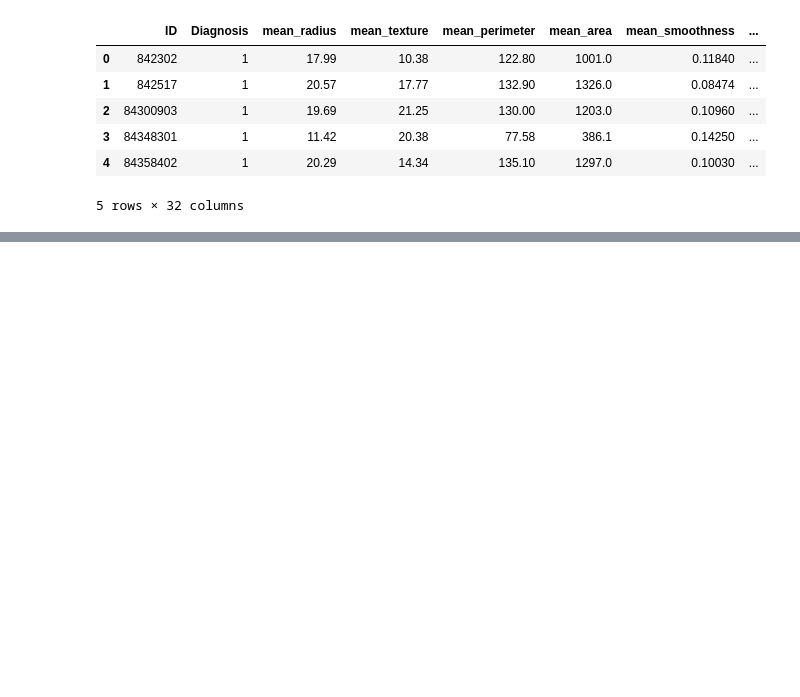
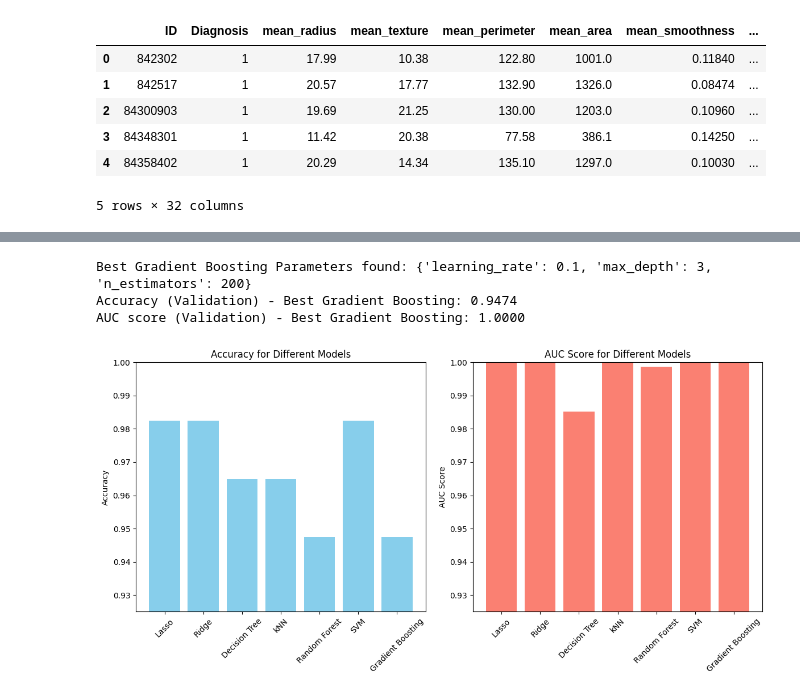
Before and after one commit to jbrottier/stat451project, a Jupyter notebook: Sample.ipynb, the cells around one changed output, grey strips where cells are left out. Saved outputs shown, nothing was run; the diff lists cells and outputs as text; code cells hidden in the pictures; blank space fills up the shorter version.

```diff
--- a/Sample.ipynb
+++ b/Sample.ipynb
@@ -124,11 +114,0 @@ AUC score (validation) - kNN: 0.9621212121212122
-# %%
-# Train the Random Forest model
-rf_model = RandomForestClassifier(n_estimators=100, random_state=42)
-rf_model.fit(X_train_scaled, y_train)
-
-# Predict probabilities for validation set
-y_pred_prob_rf = rf_model.predict_proba(X_val_scaled)[:, 1]
-
-# Calculate AUC score
-rf_auc = roc_auc_score(y_val, y_pred_prob_rf)
-print(f"AUC score (validation) - Random Forest: {rf_auc}")
@@ -137,2 +231,68 @@ AUC score (validation) - Random Forest: 0.9589646464646466
+# %%
+# Create the Gradient Boosting model
+gb_model = GradientBoostingClassifier(random_state=42)
+# CHANGE THIS TO ONLY INCLUDE WHAT WAS FROM LECTURE
+param_grid_gb = {
+    'n_estimators': [50, 100, 150, 200],
+    'learning_rate': [0.01, 0.05, 0.1, 0.2],
+    'max_depth': [3, 5, 7, 10]#,
+    #'subsample': [0.8, 0.9, 1.0],
+    #'min_samples_split': [2, 5, 10]
+}
+
+# Perform Grid Search with Cross Validation
+grid_search_gb = GridSearchCV(estimator=gb_model, param_grid=param_grid_gb, cv=5, scoring='accuracy', verbose = 1) # Added verbose to show combinations
+
+# Fit the model with grid search and get parameters
+grid_search_gb.fit(X_train_scaled, y_train)
+best_gb_params = grid_search_gb.best_params_
+best_gb_model = grid_search_gb.best_estimator_
+print(f"Best Gradient Boosting Parameters found: {best_gb_params}")
+
+# Predicting
+y_pred_gb = best_gb_model.predict(X_val_scaled)
+y_pred_prob_gb = best_gb_model.predict_proba(X_val_scaled)[:, 1]
+
+# Evaluating
+gb_acc = accuracy_score(y_val, y_pred_gb)
+
+gb_auc = roc_auc_score(y_val, y_pred_prob_gb)
+
+print(f"Accuracy (Validation) - Best Gradient Boosting: {gb_acc:.4f}")
+print(f"AUC score (Validation) - Best Gradient Boosting: {gb_auc:.4f}")
+# %% [output]
+Best Gradient Boosting Parameters found: {'learning_rate': 0.1, 'max_depth': 3, 'n_estimators': 200}
+Accuracy (Validation) - Best Gradient Boosting: 0.9474
+AUC score (Validation) - Best Gradient Boosting: 1.0000
+# %%
+# Showing the Scores for all the models
+models = ["Lasso", "Ridge", "Decision Tree", "kNN", "Random Forest", "SVM", "Gradient Boosting"]
+all_acc = [l_acc, r_acc, t_accuracy, knn_acc, rf_acc, svm_acc, gb_acc]
+all_auc = [l_auc, r_auc, t_auc, knn_auc, rf_auc, svm_auc, gb_auc]
+
+# Creating the Plots
+x = np.arange(len(models))
+plt.figure(figsize=(12, 6))
+
+# Accuracy
+plt.subplot(1, 2, 1)
+plt.bar(x, all_acc, color='skyblue')
+plt.xticks(x, models, rotation=45)
+plt.ylabel('Accuracy')
+plt.title('Accuracy for Different Models')
+plt.ylim(0.925, 1)
+
+# AUC
+plt.subplot(1, 2, 2)
+plt.bar(x, all_auc, color='salmon')
+plt.xticks(x, models, rotation=45)
+plt.ylabel('AUC Score')
+plt.title('AUC Score for Different Models')
+plt.ylim(0.925, 1)
+
+plt.tight_layout()
+plt.show()
+# %% [output]
+[figure, added]
 # %%
 # Make sure to run all models on the validation data and then only the best on the test data
```
Also changed, not shown: parts of 12 cells of this notebook.
